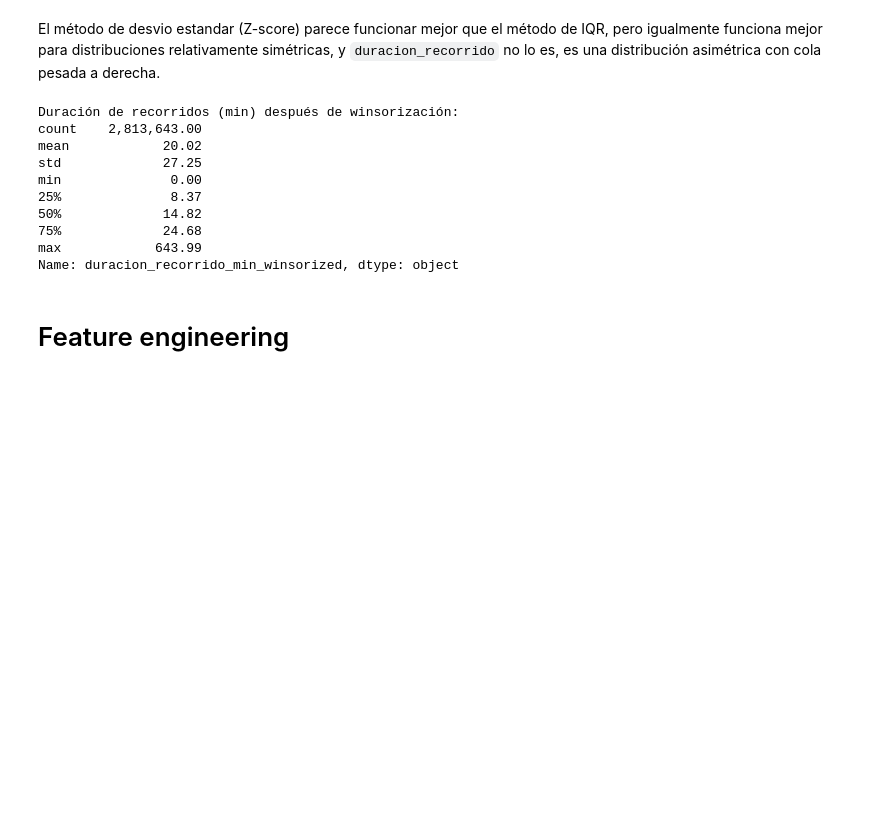
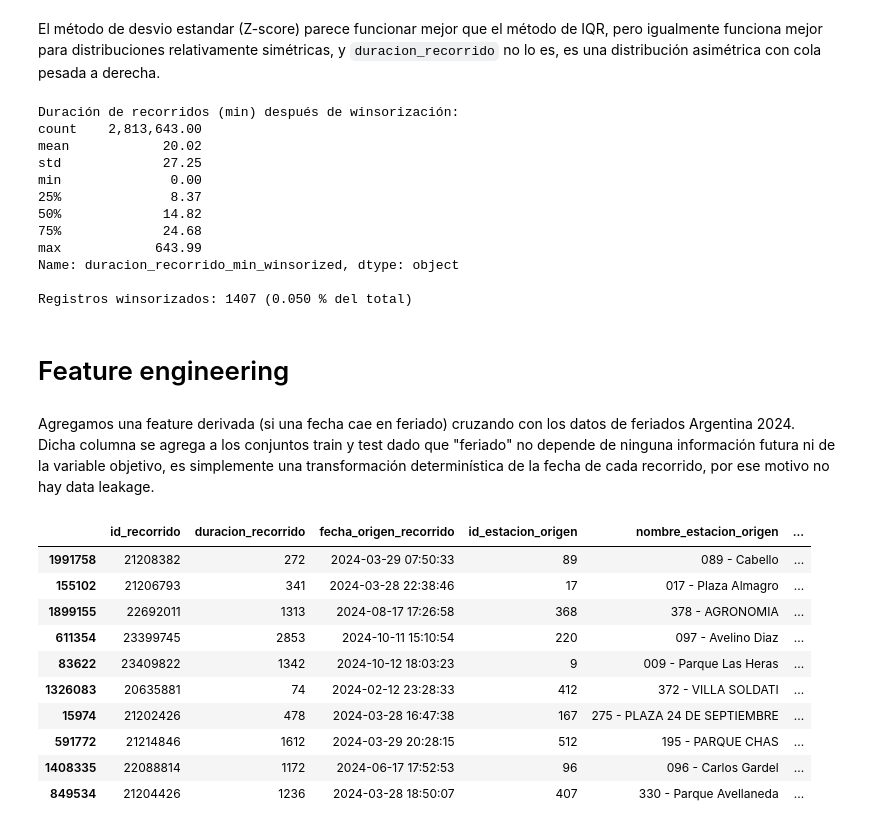
Before and after one commit to ArielMatC/ceia-andd-g2, a Jupyter notebook: data_analysis.ipynb, the cells around one changed output. Saved outputs shown, nothing was run; the diff lists cells and outputs as text; code cells hidden in the pictures; blank space fills up the shorter version.

Commit message:
add feriados a recorridos (train y test)

```diff
--- a/data_analysis.ipynb
+++ b/data_analysis.ipynb
@@ -1393,6 +1394,8 @@ El método de desvio estandar (Z-score) parece funcionar mejor que el método de
 rides_df_train_cleaned['duracion_recorrido_min_winsorized'] = winsorize_by_quantiles(rides_df_train_cleaned['duracion_recorrido_min'], lower_quantile=0.001, upper_quantile=0.9995)
 print("Duración de recorridos (min) después de winsorización:")
 print(rides_df_train_cleaned['duracion_recorrido_min_winsorized'].describe().apply(lambda x: f"{x:,.2f}"))
+winsorized = rides_df_train_cleaned[rides_df_train_cleaned['duracion_recorrido_min'] != rides_df_train_cleaned['duracion_recorrido_min_winsorized']]
+print(f"\nRegistros winsorizados: {winsorized.shape[0]} ({winsorized.shape[0] / rides_df_train_cleaned.shape[0] * 100:.3f} % del total)")
 # %% [output]
 Duración de recorridos (min) después de winsorización:
 count    2,813,643.00
@@ -1404,5 +1407,34 @@ min              0.00
 75%             24.68
 max            643.99
 Name: duracion_recorrido_min_winsorized, dtype: object
+
+Registros winsorizados: 1407 (0.050 % del total)
 # %% [markdown]
 # Feature engineering
+# %% [markdown]
+Agregamos una feature derivada (si una fecha cae en feriado) cruzando con los datos de feriados Argentina 2024.<br>
+Dicha columna se agrega a los conjuntos train y test dado que "feriado" no depende de ninguna información futura ni de la variable objetivo, es simplemente una transformación determinística de la fecha de cada recorrido, por ese motivo no hay data leakage.
+# %%
+import holidays
+
+feriados_ar = holidays.Argentina(years=[2024])
+# %%
+# Indica si la fecha de origen del recorrido es feriado
+rides_df_train_cleaned['feriado'] = rides_df_train_cleaned['fecha_origen_recorrido'].dt.date.isin(feriados_ar)
+rides_df_test['feriado'] = rides_df_test['fecha_origen_recorrido'].dt.date.isin(feriados_ar)
+# %%
+# Verificación de feriados
+mask_holiday = rides_df_train_cleaned['feriado'] == True
+rides_df_train_cleaned[mask_holiday].sample(10)
+# %% [output]
+|  | id_recorrido | duracion_recorrido | fecha_origen_recorrido | id_estacion_origen | nombre_estacion_origen | ... |
+| 1991758 | 21208382 | 272 | 2024-03-29 07:50:33 | 89 | 089 - Cabello | ... |
+| 155102 | 21206793 | 341 | 2024-03-28 22:38:46 | 17 | 017 - Plaza Almagro | ... |
+| 1899155 | 22692011 | 1313 | 2024-08-17 17:26:58 | 368 | 378 - AGRONOMIA | ... |
+| 611354 | 23399745 | 2853 | 2024-10-11 15:10:54 | 220 | 097 - Avelino Diaz | ... |
+| 83622 | 23409822 | 1342 | 2024-10-12 18:03:23 | 9 | 009 - Parque Las Heras | ... |
+| 1326083 | 20635881 | 74 | 2024-02-12 23:28:33 | 412 | 372 - VILLA SOLDATI | ... |
+| 15974 | 21202426 | 478 | 2024-03-28 16:47:38 | 167 | 275 - PLAZA 24 DE SEPTIEMBRE | ... |
+| 591772 | 21214846 | 1612 | 2024-03-29 20:28:15 | 512 | 195 - PARQUE CHAS | ... |
+| 1408335 | 22088814 | 1172 | 2024-06-17 17:52:53 | 96 | 096 - Carlos Gardel | ... |
+| 849534 | 21204426 | 1236 | 2024-03-28 18:50:07 | 407 | 330 - Parque Avellaneda | ... |
```
Also changed, not shown: parts of 2 cells of this notebook, 4 other files.
